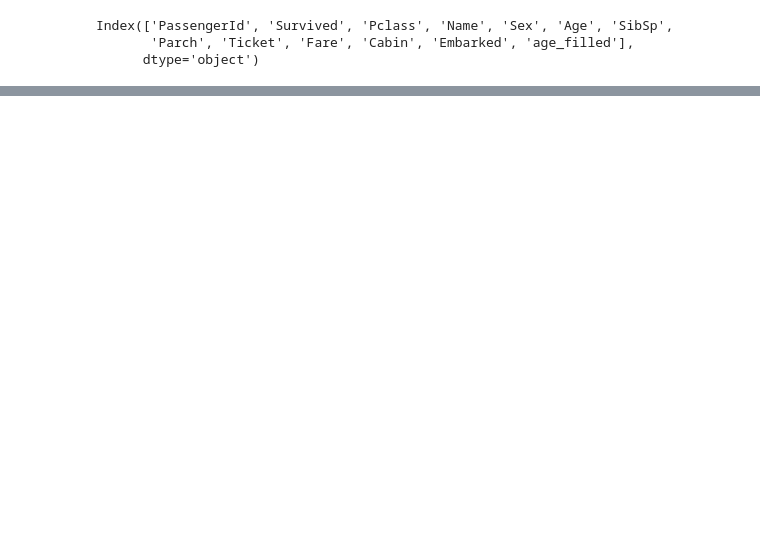
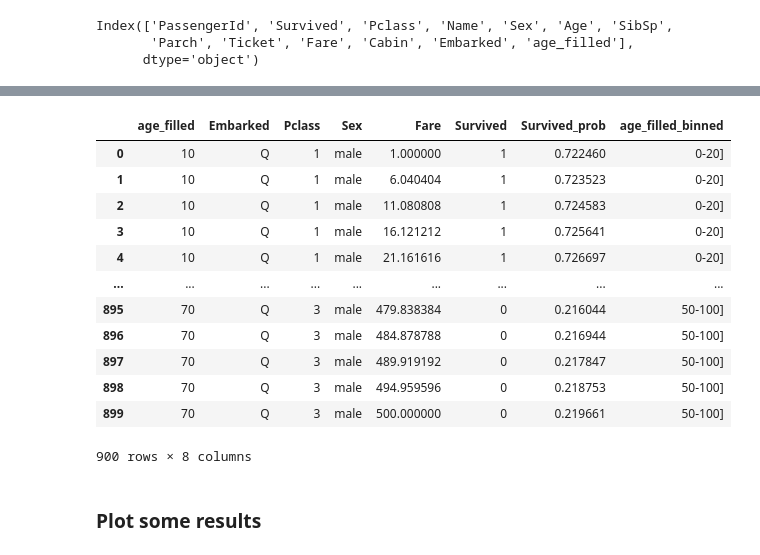
Before and after one commit to the-Hull/p045_spiced_projects, a Jupyter notebook: 02_week/01_exercises/2_ml_exercise.ipynb, the cells around one changed output, grey strips where cells are left out. Saved outputs shown, nothing was run; the diff lists cells and outputs as text; code cells hidden in the pictures; blank space fills up the shorter version.

Commit message:
used custom class for transformation and predicted survival across several features with a LogReg

```diff
--- a/02_week/01_exercises/2_ml_exercise.ipynb
+++ b/02_week/01_exercises/2_ml_exercise.ipynb
@@ -937,0 +975,2 @@ array([['20-50]'],
+# %%
+X_train, X_test, y_train, y_test = train_test_split(X[model_cols], y, test_size=0.25)
@@ -937,0 +1003,3 @@ array([['20-50]'],
+# %%
+X_train_trans = fullTransform.fit_transform(X = X_train)
+X_train_trans.shape
@@ -937,0 +1023,9 @@ array([['20-50]'],
+# %%
+from sklearn.linear_model import LogisticRegression
+m = LogisticRegression( class_weight= 'balanced')
+
+# fit model
+m.fit(fullTransform.transform(X = X_train), y_train)
+
+# inspect results
+m.coef_, m.intercept_
@@ -937,0 +1052,54 @@ array([['20-50]'],
+# %%
+import itertools
+def expand_grid(data_dict):
+    """Create a dataframe from every combination of given values."""
+    rows = itertools.product(*data_dict.values())
+    return pd.DataFrame.from_records(rows, columns=data_dict.keys())
+
+
+
+new_data = expand_grid(
+    {
+        'age_filled' : [10, 30, 70], # this will get changed into groups
+        'Pclass' : [1,2,3],
+        'Sex' : ['male'],
+        'Fare' : np.linspace(1, 500, 100),
+        'Embarked' : ['Q']
+    }
+)[model_cols]
+
+
+
+X_new = fullTransform.transform(X = new_data)
+y_pred = m.predict(X_new)
+y_prob = m.predict_proba(X_new)[:,1] # for survived probability
+
+
+# make a neat df for plotting
+mod_df_plot = pd.concat(
+    [
+        new_data,
+        pd.Series(y_pred, name = 'Survived'),
+        pd.Series(y_prob, name = 'Survived_prob'),
+        cut_transform().transform(new_data[['age_filled']])
+    ],
+    axis = 1)
+# mod_df_plot['Survived'] = mod_df_plot['Survived'] == True
+
+mod_df_plot
+# %% [output]
+|  | age_filled | Embarked | Pclass | Sex | Fare | Survived | Survived_prob | age_filled_binned |
+| 0 | 10 | Q | 1 | male | 1.000000 | 1 | 0.722460 | 0-20] |
+| 1 | 10 | Q | 1 | male | 6.040404 | 1 | 0.723523 | 0-20] |
+| 2 | 10 | Q | 1 | male | 11.080808 | 1 | 0.724583 | 0-20] |
+| 3 | 10 | Q | 1 | male | 16.121212 | 1 | 0.725641 | 0-20] |
+| 4 | 10 | Q | 1 | male | 21.161616 | 1 | 0.726697 | 0-20] |
+| ... | ... | ... | ... | ... | ... | ... | ... | ... |
+| 895 | 70 | Q | 3 | male | 479.838384 | 0 | 0.216044 | 50-100] |
+| 896 | 70 | Q | 3 | male | 484.878788 | 0 | 0.216944 | 50-100] |
+| 897 | 70 | Q | 3 | male | 489.919192 | 0 | 0.217847 | 50-100] |
+| 898 | 70 | Q | 3 | male | 494.959596 | 0 | 0.218753 | 50-100] |
+| 899 | 70 | Q | 3 | male | 500.000000 | 0 | 0.219661 | 50-100] |
+900 rows × 8 columns
+# %% [markdown]
+### Plot some results
```
Also changed, not shown: parts of 39 cells of this notebook.
